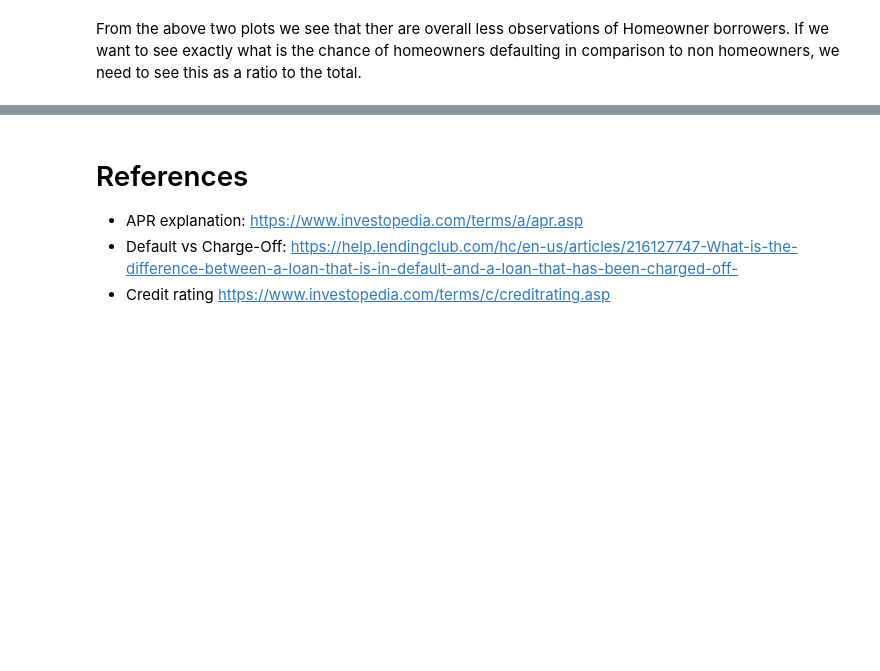
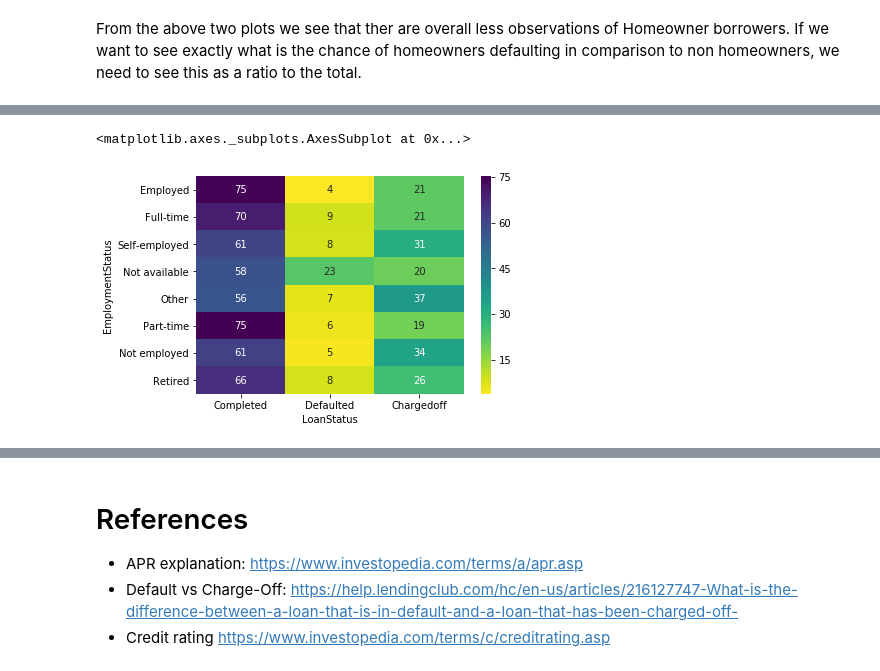
Before and after one commit to rashokanand/explore_prosper_loan_data, a Jupyter notebook: exploration_notebook.ipynb, the cells around one changed output, grey strips where cells are left out. Cells and saved outputs as stored; diff of their text form; code cells hidden in the pictures; blank space fills up the shorter version.

```diff
--- a/exploration_notebook.ipynb
+++ b/exploration_notebook.ipynb
@@ -394,0 +419,19 @@ We see that there is not that big of a difference between the two. Looks like be
+# %%
+c = prosper_clean_df
+loan_stat_ord = ['Completed','Defaulted','Chargedoff']
+emp_stat_ord = c.EmploymentStatus.value_counts().index
+
+c = c[c.LoanStatus.isin(loan_stat_ord)]
+c = c.groupby(['EmploymentStatus','LoanStatus']).size().unstack('EmploymentStatus')[emp_stat_ord].T[loan_stat_ord]
+
+c['total'] = c.sum(axis=1)
+for col in c.columns[:-1]:
+    c[col] = c[col]/c.total*100
+
+c.drop('total',axis=1,inplace=True)
+
+
+sb.heatmap(c, cmap = 'viridis_r',annot = True, fmt = '0.0f')
+# %% [output]
+<matplotlib.axes._subplots.AxesSubplot at 0x...>
+[figure, added]
```
Also changed, not shown: parts of 8 cells of this notebook.
